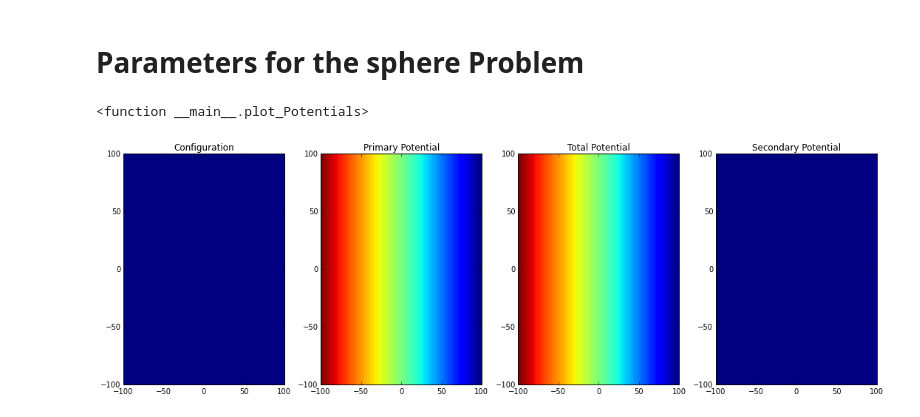
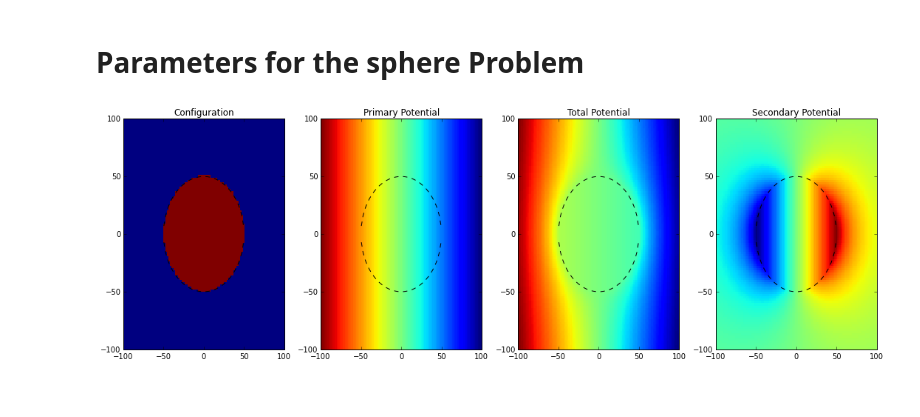
Before and after one commit to geoscixyz/em, a Jupyter notebook: examples/sphere/ElectrostaticSphere.ipynb, the cells around one changed output. Cells and saved outputs as stored; diff of their text form; code cells hidden in the pictures.

```diff
--- a/examples/sphere/ElectrostaticSphere.ipynb
+++ b/examples/sphere/ElectrostaticSphere.ipynb
@@ -53,17 +50,17 @@ print 1./3.
 # %% [markdown]
 # Parameters for the sphere Problem
 # %%
-sig0 = 10        # conductivity of the wholespace
-sig1 = 2           # conductivity of the sphere
-R    = 50          # radius of the sphere
-E0   = 1           # inducing field strength
+sig0 = 10.        # conductivity of the wholespace
+sig1 = 100.           # conductivity of the sphere
+R    = 50.          # radius of the sphere
+E0   = 1.           # inducing field strength
 xr = np.linspace(-2.*R, 2.*R, 100)
 yr = xr.copy()
 zr = np.r_[0] # identical to saying `zr = np.array([0])`
 XYZ = ndgrid(xr,yr,zr) #Half-Space Definition
 # d    = 2           # mesh spacing
 # %%
-r  = lambda x,y,z: np.sqrt(x**2+y**2+z**2)
+r  = lambda x,y,z: np.sqrt(x**2.+y**2.+z**2.)
 sigf = lambda sig0,sig1: (sig1-sig0)/(sig1+2.*sig0)
 # %%
 # assumes an x-oriented inducing field
@@ -83,7 +80,7 @@ def get_Potential(XYZ,sig0,sig1,R,E0):
 
     V = np.zeros_like(x)
 
-    V[ind0] = -E0*x[ind0]*(1.-sig_cur*R**3./r_cur[ind0]**3) # outside the sphere
+    V[ind0] = -E0*x[ind0]*(1.-sig_cur*R**3./r_cur[ind0]**3.) # outside the sphere
     V[ind1] = -E0*x[ind1]*3.*sig0/(sig1+2.*sig0)
 
     return V
@@ -107,42 +104,41 @@ def get_Conductivity(XYZ,sig0,sig1,R):
 
     return Sigma
 # %%
-#Interactive tool to visualise the primary, secondary and total potentials
+# Interactive tool to visualise the primary, secondary and total potentials
 
 R_slider = FloatSlider(min=0., max =50., step=10.)
 S_slider = FloatSlider(min=1., max =100., step=1.)
 
 def plot_Potentials(R,sig1):
     Sigma = get_Conductivity(XYZ,sig0,sig1,R)
     V = get_Potential(XYZ,sig0,sig1,R,E0)
     Vp = get_Primary_Potential(XYZ,sig0,sig1,R,E0)
 
     xcirc = xr[np.abs(xr) <= R]
 
     fig,ax = plt.subplots(1,4,figsize=(15,5))
 
     ax[0].pcolor(xr,yr,Sigma.reshape(xr.size, yr.size))
-    ax[0].plot(xcirc,np.sqrt(R**2-xcirc**2),'--k',xcirc,-np.sqrt(R**2-xcirc**2),'--k')
+    #ax[0].plot(xcirc,np.sqrt(R**2-xcirc**2),'--k',xcirc,-np.sqrt(R**2-xcirc**2),'--k')
     ax[0].set_title('Configuration')
 
     ax[1].pcolor(xr,yr,Vp.reshape(xr.size,yr.size))
     ax[1].plot(xcirc,np.sqrt(R**2-xcirc**2),'--k',xcirc,-np.sqrt(R**2-xcirc**2),'--k')
     ax[1].set_title('Primary Potential')
 
     ax[2].pcolor(xr,yr,V.reshape(xr.size,yr.size))
     ax[2].plot(xcirc,np.sqrt(R**2-xcirc**2),'--k',xcirc,-np.sqrt(R**2-xcirc**2),'--k')
     ax[2].set_title('Total Potential')
 
     ax[3].pcolor(xr,yr,(V-Vp).reshape(xr.size,yr.size))
     ax[3].plot(xcirc,np.sqrt(R**2-xcirc**2),'--k',xcirc,-np.sqrt(R**2-xcirc**2),'--k')
     ax[3].set_title('Secondary Potential')
 
     plt.tight_layout()
 
 interact(plot_Potentials, R=R_slider, sig1=S_slider)
 # %% [output]
-<function __main__.plot_Potentials>
-[figure, old version]
+[figure, new version]
 # %%
 #Function that returns the primary and total electric fields
 
```
Also changed, not shown: parts of 4 cells of this notebook.
